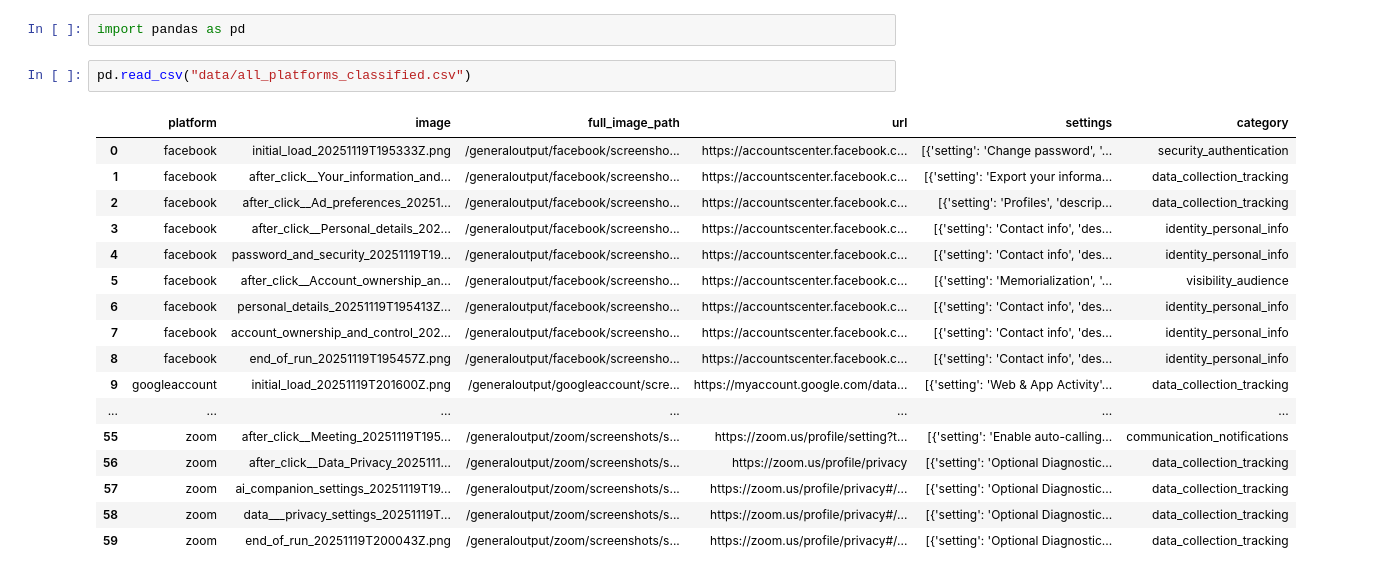
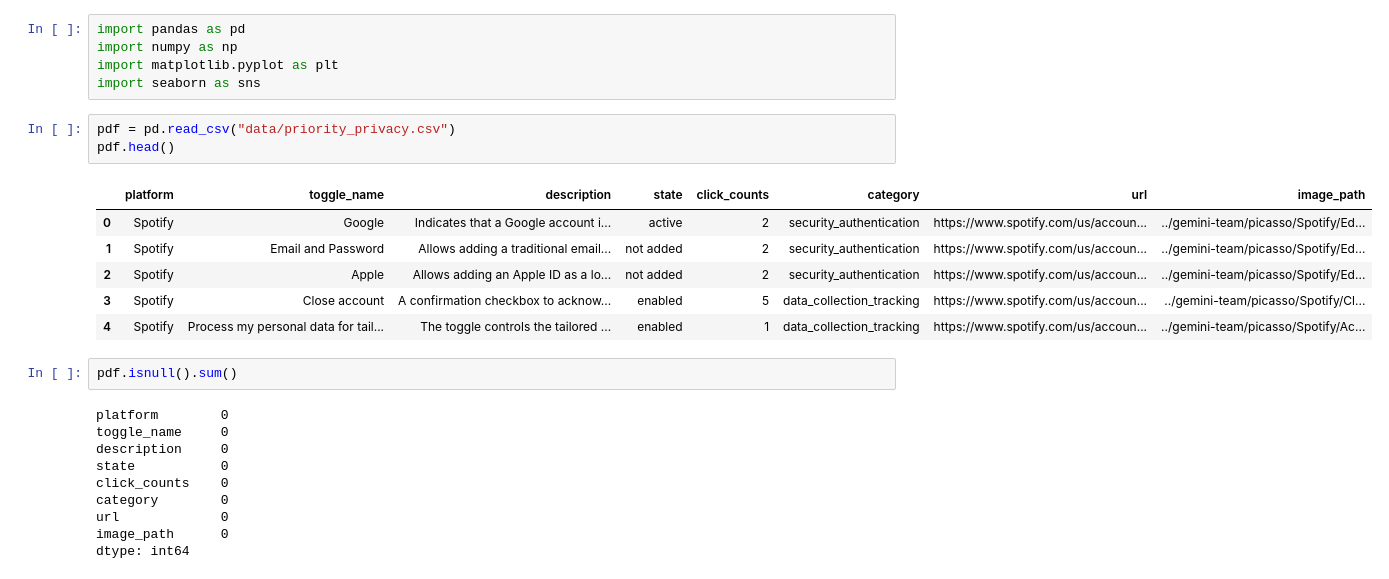
Before and after one commit to sebastianferragut/DSC180A_PrivacyProject, a Jupyter notebook: database/visualize_df.ipynb, the cells around one changed output. Cells and saved outputs as stored; diff of their text form.

```diff
--- a/database/visualize_df.ipynb
+++ b/database/visualize_df.ipynb
@@ -1,22 +1,27 @@
 # %%
 import pandas as pd
+import numpy as np
+import matplotlib.pyplot as plt
+import seaborn as sns
 # %%
-pd.read_csv("data/all_platforms_classified.csv")
+pdf = pd.read_csv("data/priority_privacy.csv")
+pdf.head()
 # %% [output]
-|  | platform | image | full_image_path | url | settings | category |
-| 0 | facebook | initial_load_20251119T195333Z.png | /generaloutput/facebook/screensho... | https://accountscenter.facebook.c... | [{'setting': 'Change password', '... | security_authentication |
-| 1 | facebook | after_click__Your_information_and... | /generaloutput/facebook/screensho... | https://accountscenter.facebook.c... | [{'setting': 'Export your informa... | data_collection_tracking |
-| 2 | facebook | after_click__Ad_preferences_20251... | /generaloutput/facebook/screensho... | https://accountscenter.facebook.c... | [{'setting': 'Profiles', 'descrip... | data_collection_tracking |
-| 3 | facebook | after_click__Personal_details_202... | /generaloutput/facebook/screensho... | https://accountscenter.facebook.c... | [{'setting': 'Contact info', 'des... | identity_personal_info |
-| 4 | facebook | password_and_security_20251119T19... | /generaloutput/facebook/screensho... | https://accountscenter.facebook.c... | [{'setting': 'Contact info', 'des... | identity_personal_info |
-| 5 | facebook | after_click__Account_ownership_an... | /generaloutput/facebook/screensho... | https://accountscenter.facebook.c... | [{'setting': 'Memorialization', '... | visibility_audience |
-| 6 | facebook | personal_details_20251119T195413Z... | /generaloutput/facebook/screensho... | https://accountscenter.facebook.c... | [{'setting': 'Contact info', 'des... | identity_personal_info |
-| 7 | facebook | account_ownership_and_control_202... | /generaloutput/facebook/screensho... | https://accountscenter.facebook.c... | [{'setting': 'Contact info', 'des... | identity_personal_info |
-| 8 | facebook | end_of_run_20251119T195457Z.png | /generaloutput/facebook/screensho... | https://accountscenter.facebook.c... | [{'setting': 'Contact info', 'des... | identity_personal_info |
-| 9 | googleaccount | initial_load_20251119T201600Z.png | /generaloutput/googleaccount/scre... | https://myaccount.google.com/data... | [{'setting': 'Web & App Activity'... | data_collection_tracking |
-| ... | ... | ... | ... | ... | ... | ... |
-| 55 | zoom | after_click__Meeting_20251119T195... | /generaloutput/zoom/screenshots/s... | https://zoom.us/profile/setting?t... | [{'setting': 'Enable auto-calling... | communication_notifications |
-| 56 | zoom | after_click__Data_Privacy_2025111... | /generaloutput/zoom/screenshots/s... | https://zoom.us/profile/privacy | [{'setting': 'Optional Diagnostic... | data_collection_tracking |
-| 57 | zoom | ai_companion_settings_20251119T19... | /generaloutput/zoom/screenshots/s... | https://zoom.us/profile/privacy#/... | [{'setting': 'Optional Diagnostic... | data_collection_tracking |
-| 58 | zoom | data___privacy_settings_20251119T... | /generaloutput/zoom/screenshots/s... | https://zoom.us/profile/privacy#/... | [{'setting': 'Optional Diagnostic... | data_collection_tracking |
-| 59 | zoom | end_of_run_20251119T200043Z.png | /generaloutput/zoom/screenshots/s... | https://zoom.us/profile/privacy#/... | [{'setting': 'Optional Diagnostic... | data_collection_tracking |
+|  | platform | toggle_name | description | state | click_counts | category | url | image_path |
+| 0 | Spotify | Google | Indicates that a Google account i... | active | 2 | security_authentication | https://www.spotify.com/us/accoun... | ../gemini-team/picasso/Spotify/Ed... |
+| 1 | Spotify | Email and Password | Allows adding a traditional email... | not added | 2 | security_authentication | https://www.spotify.com/us/accoun... | ../gemini-team/picasso/Spotify/Ed... |
+| 2 | Spotify | Apple | Allows adding an Apple ID as a lo... | not added | 2 | security_authentication | https://www.spotify.com/us/accoun... | ../gemini-team/picasso/Spotify/Ed... |
+| 3 | Spotify | Close account | A confirmation checkbox to acknow... | enabled | 5 | data_collection_tracking | https://www.spotify.com/us/accoun... | ../gemini-team/picasso/Spotify/Cl... |
+| 4 | Spotify | Process my personal data for tail... | The toggle controls the tailored ... | enabled | 1 | data_collection_tracking | https://www.spotify.com/us/accoun... | ../gemini-team/picasso/Spotify/Ac... |
+# %%
+pdf.isnull().sum()
+# %% [output]
+platform        0
+toggle_name     0
+description     0
+state           0
+click_counts    0
+category        0
+url             0
+image_path      0
+dtype: int64
```
Also changed, not shown: parts of 3 cells of this notebook, 5 other files.
